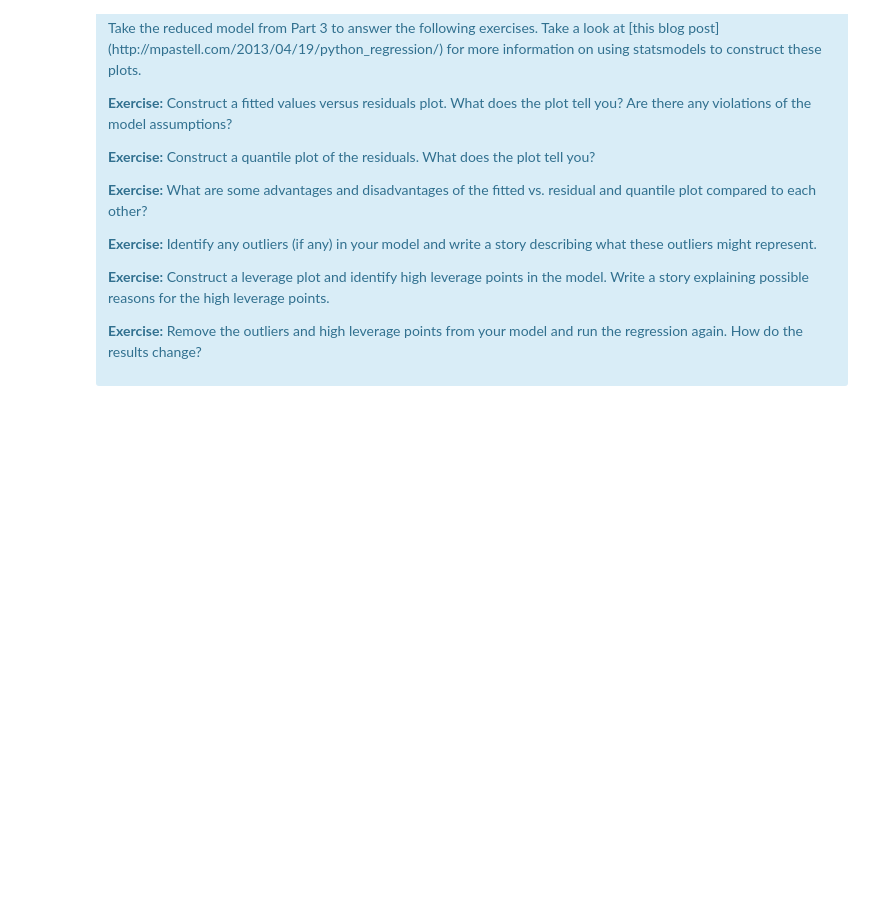
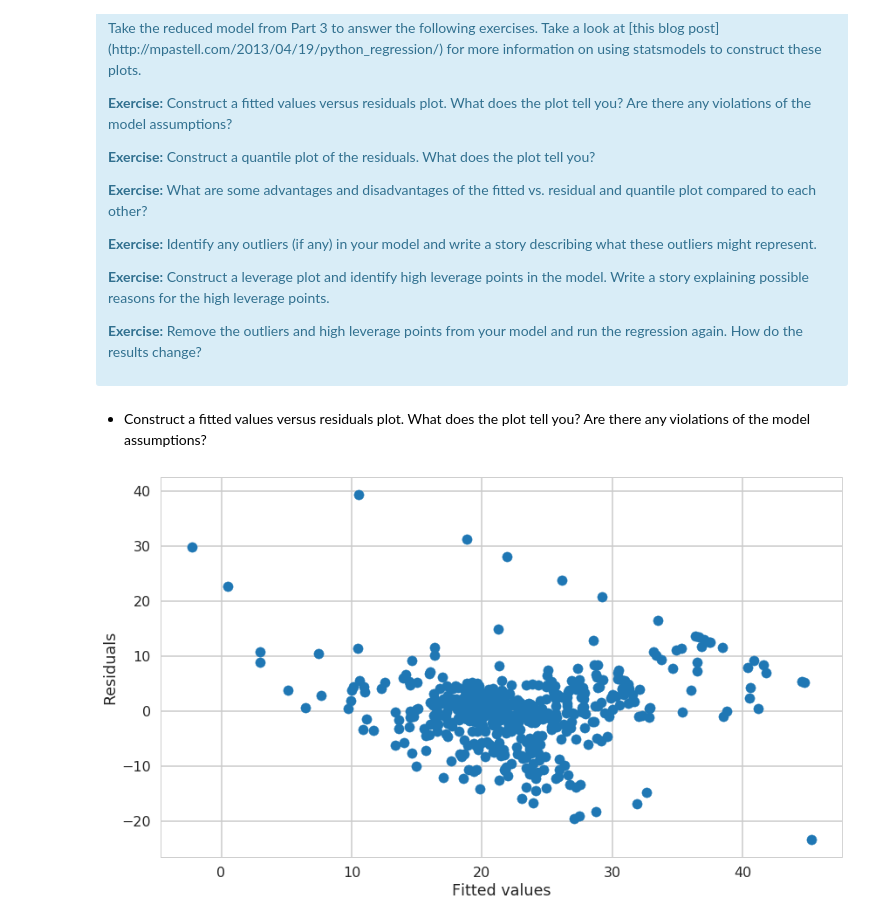
Before and after one commit to SethDKelly/Springboard, a Jupyter notebook: sec11/linear_regression/Mini_Project_Linear_Regression.ipynb, the cells around one changed output. Saved outputs shown, nothing was run; the diff lists cells and outputs as text; code cells hidden in the pictures; blank space fills up the shorter version.

```diff
--- a/sec11/linear_regression/Mini_Project_Linear_Regression.ipynb
+++ b/sec11/linear_regression/Mini_Project_Linear_Regression.ipynb
@@ -977,0 +990,10 @@ There are some other issues that are important investigate with linear regressio
+# %% [markdown]
+* Construct a fitted values versus residuals plot. What does the plot tell you? Are there any violations of the model assumptions?
+# %%
+plt.figure(figsize=[14,8])
+plt.scatter(m.fittedvalues, m.resid)
+plt.xlabel('Fitted values')
+plt.ylabel('Residuals')
+plt.show()
+# %% [output]
+[figure, added]
```
Also changed, not shown: parts of 8 cells of this notebook.
